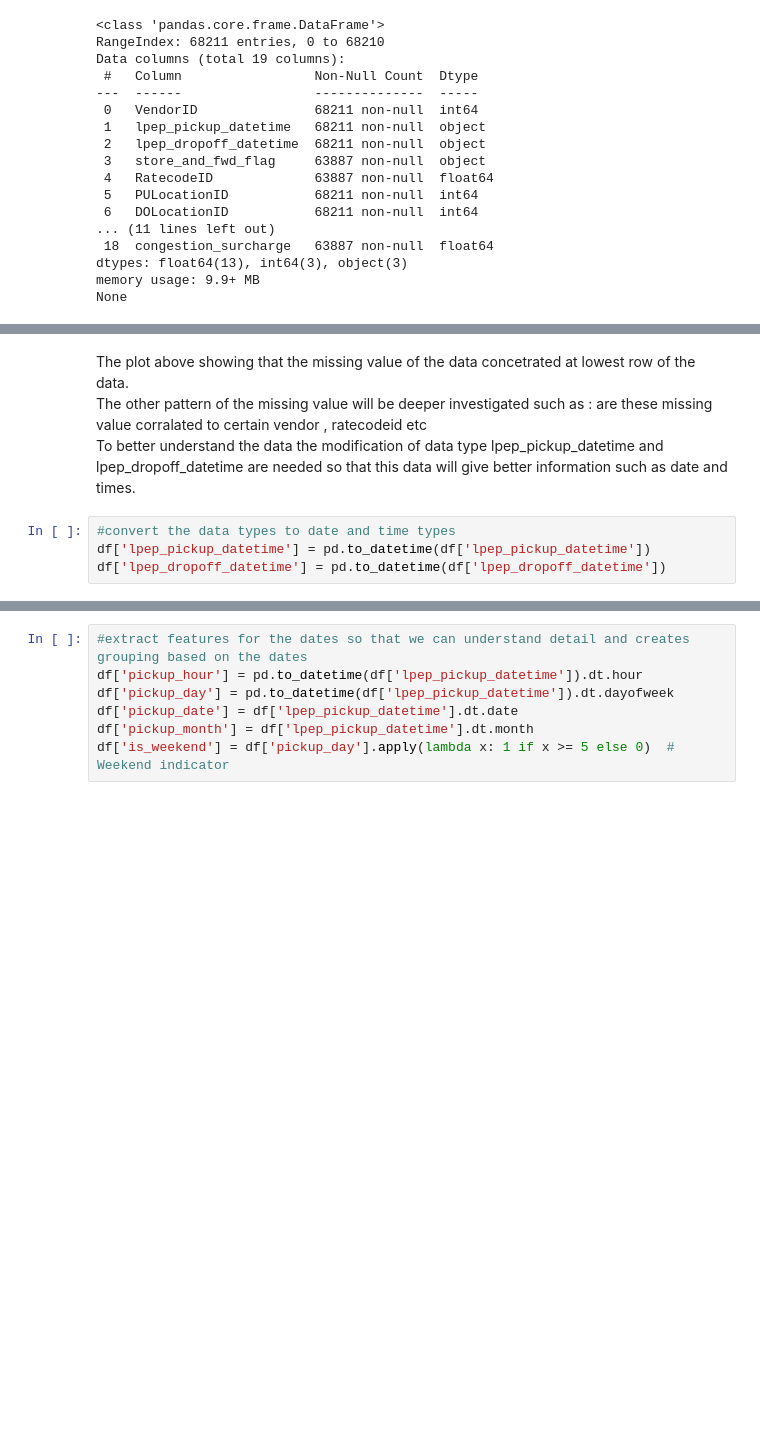
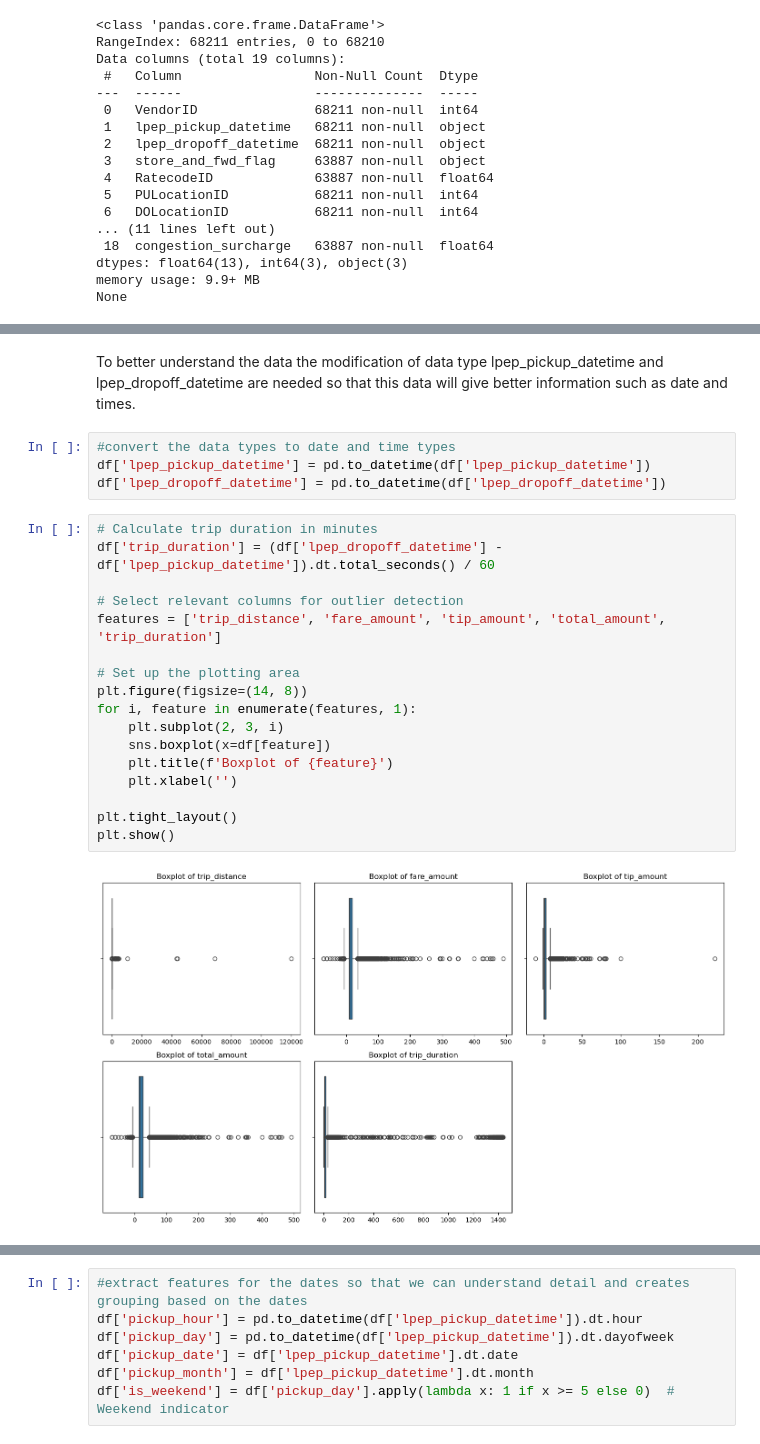
Before and after one commit to tdarum/NewYorkFleet, a Jupyter notebook: Capstone2Theresia-NYTaxi.ipynb, the cells around one changed output, grey strips where cells are left out. Drawn from its saved outputs; the diff is of its cells as text; blank space fills up the shorter version.

```diff
--- a/Capstone2Theresia-NYTaxi.ipynb
+++ b/Capstone2Theresia-NYTaxi.ipynb
@@ -263,10 +295,25 @@ sns.heatmap(df[['VendorID','RatecodeID','PULocationID','DOLocationID','passenger
 # %% [markdown]
-The plot above showing that the missing value of the data concetrated at lowest row of the data.
-<br>
-The other pattern of the missing value will be deeper investigated such as : are these missing value corralated to certain vendor , ratecodeid etc
-<br>
 To better understand the data the modification of data type lpep_pickup_datetime and lpep_dropoff_datetime are needed so that this data will give better information such as date and times.
 # %%
 #convert the data types to date and time types
 df['lpep_pickup_datetime'] = pd.to_datetime(df['lpep_pickup_datetime'])
 df['lpep_dropoff_datetime'] = pd.to_datetime(df['lpep_dropoff_datetime'])
+# %%
+# Calculate trip duration in minutes
+df['trip_duration'] = (df['lpep_dropoff_datetime'] - df['lpep_pickup_datetime']).dt.total_seconds() / 60
+
+# Select relevant columns for outlier detection
+features = ['trip_distance', 'fare_amount', 'tip_amount', 'total_amount', 'trip_duration']
+
+# Set up the plotting area
+plt.figure(figsize=(14, 8))
+for i, feature in enumerate(features, 1):
+    plt.subplot(2, 3, i)
+    sns.boxplot(x=df[feature])
+    plt.title(f'Boxplot of {feature}')
+    plt.xlabel('')
+
+plt.tight_layout()
+plt.show()
+# %% [output]
+[figure, added]
```
Also changed, not shown: parts of 46 cells of this notebook.
